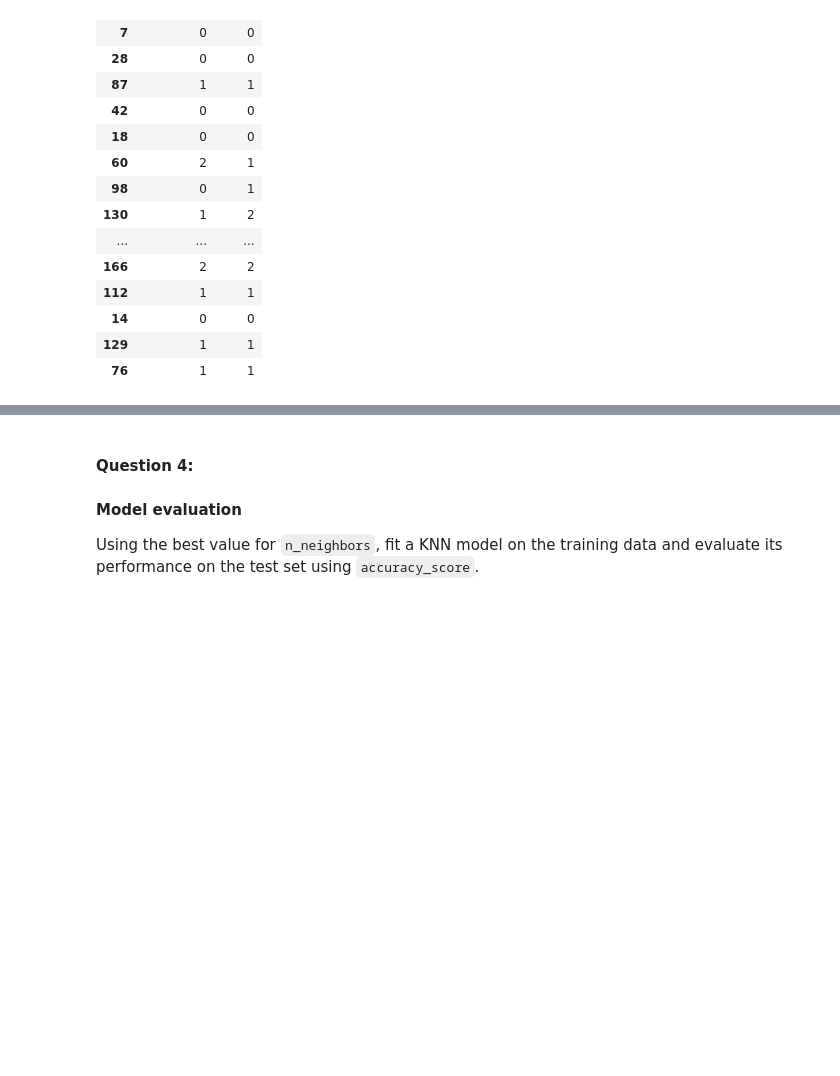
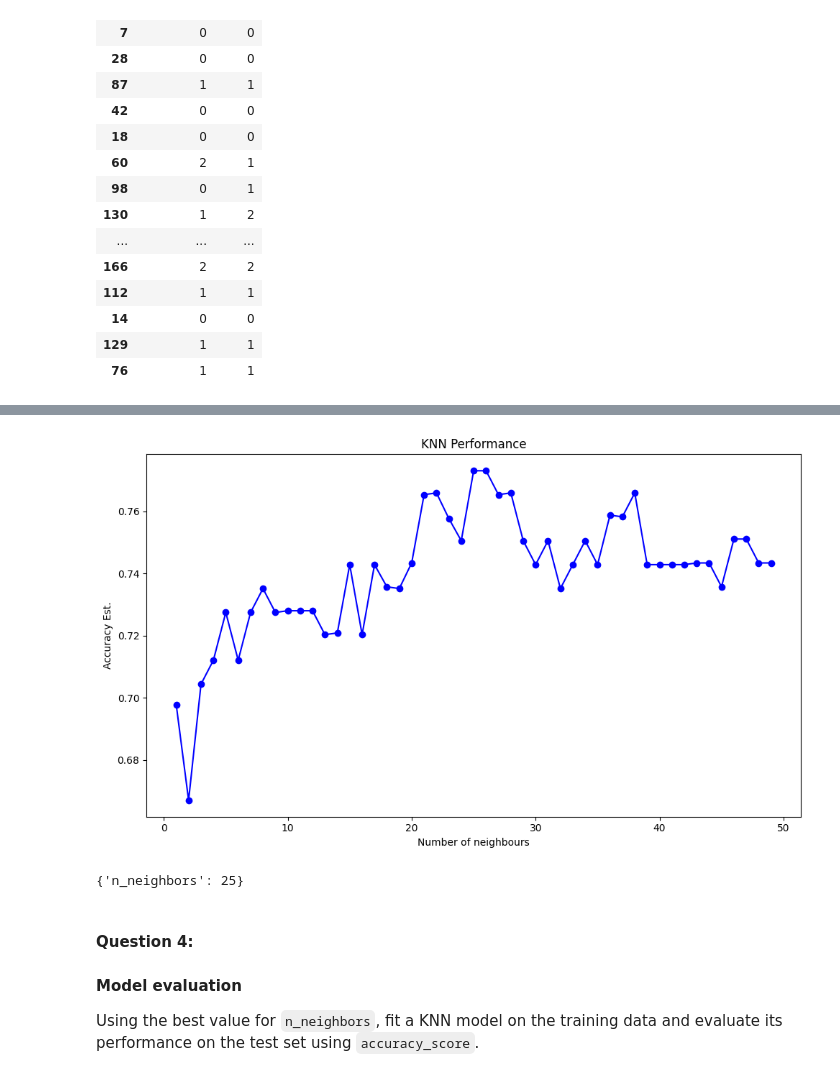
Before and after one commit to geohewton/LCR, a Jupyter notebook: 02_activities/assignments/assignment_1.ipynb, the cells around one changed output, grey strips where cells are left out. Saved outputs shown, nothing was run; the diff lists cells and outputs as text; code cells hidden in the pictures; blank space fills up the shorter version.

```diff
--- a/02_activities/assignments/assignment_1.ipynb
+++ b/02_activities/assignments/assignment_1.ipynb
@@ -315,0 +357,19 @@ wine_df_test[["predicted","class"]]
+# %%
+#Step 2: Define a parameter grid for n_neighbors ranging from 1 to 50.
+
+parameter_grid = {
+    "n_neighbors": range(1,50,1)
+}
+# %%
+#Step 3: Implement grid search using GridSearchCV with 10-fold cross-validation to find the optimal number of neighbors.
+
+wine_tune_grid = GridSearchCV(
+    estimator= knn,
+    param_grid=parameter_grid,
+    cv=10
+)
+# %%
+wine_tune_grid.fit(
+    wine_df_train[["total_phenols","flavanoids"]],
+    wine_df_train["class"]
+)
@@ -315,0 +379,3 @@ wine_df_test[["predicted","class"]]
+# %%
+accuracy_grid = pd.DataFrame(wine_tune_grid.cv_results_)
+accuracy_grid
@@ -316,3 +400,20 @@ wine_df_test[["predicted","class"]]
+# %%
+#Create plot
+plt.figure(figsize=(10,6))
+
+plt.plot(accuracy_grid['param_n_neighbors'], accuracy_grid['mean_test_score'], '-o', color='blue')
+
+plt.xlabel('Number of neighbours')
+plt.ylabel('Accuracy Est.')
+plt.title('KNN Performance')
+plt.tight_layout()
+plt.show()
+# %% [output]
+[figure, added]
+# %%
+wine_tune_grid.best_params_
+# %% [output]
+{'n_neighbors': 25}
 # %% [markdown]
 #### **Question 4:**
 #### Model evaluation
```
Also changed, not shown: parts of 18 cells of this notebook.
